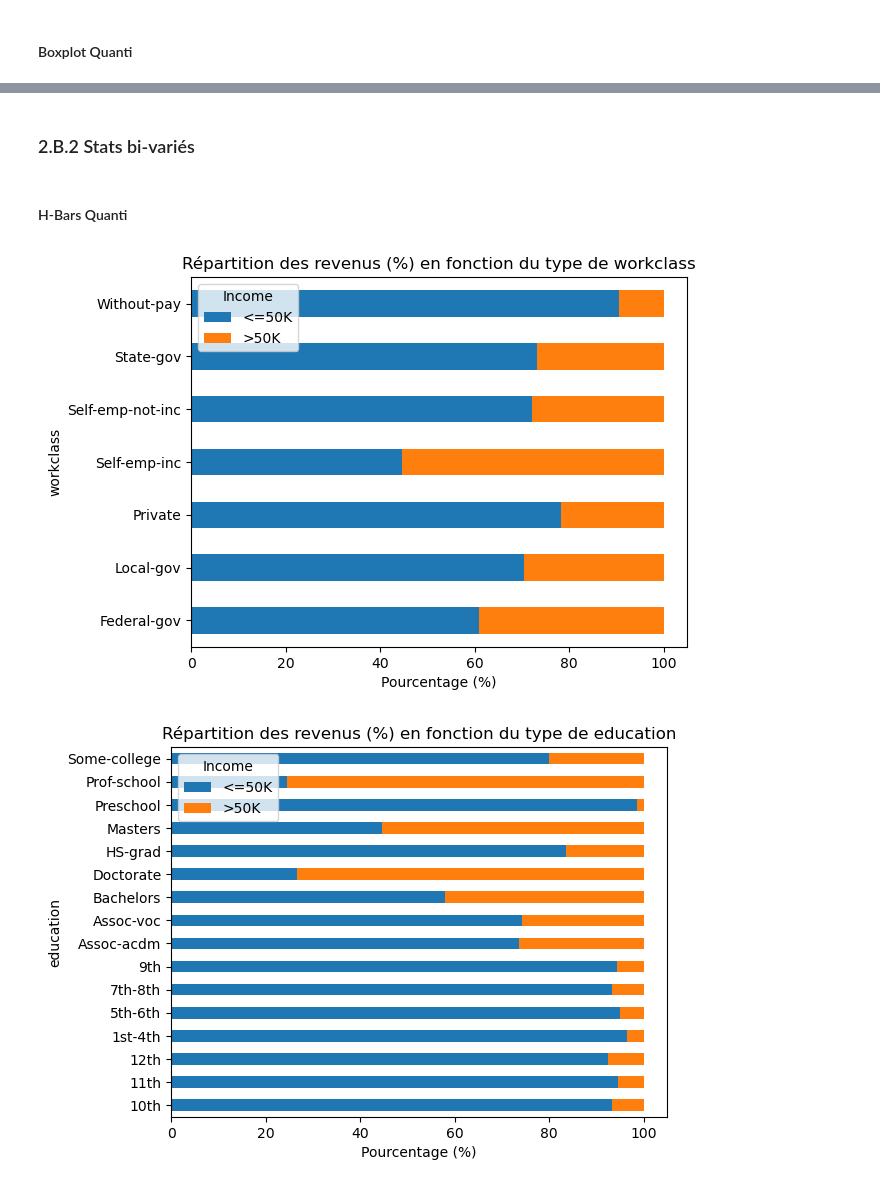
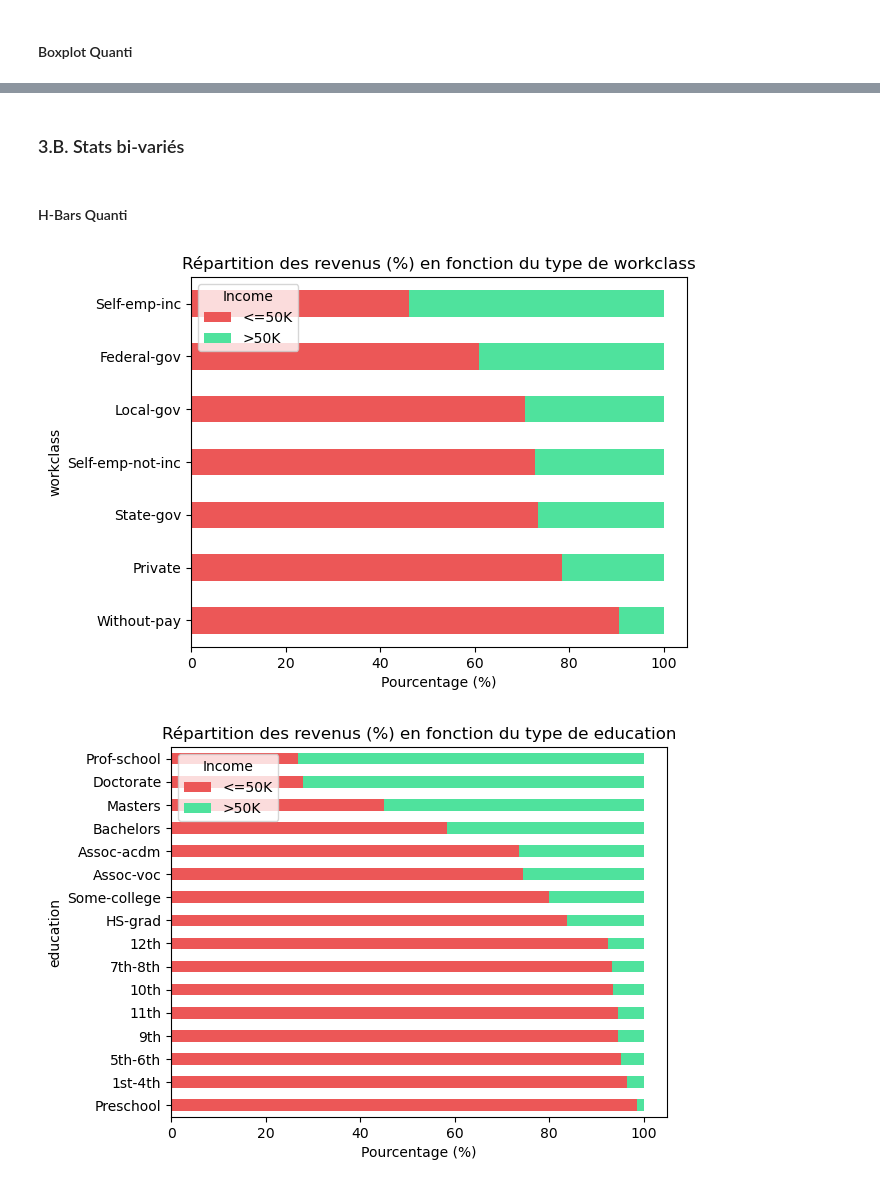
Before and after one commit to Jadorlo/Scoring, a Jupyter notebook: JPT_SCORING_Theo.ipynb, the cells around one changed output, grey strips where cells are left out. Drawn from its saved outputs; the diff is of its cells as text; code cells hidden in the pictures.

```diff
--- a/JPT_SCORING_Theo.ipynb
+++ b/JPT_SCORING_Theo.ipynb
@@ -51 +53,7 @@ Il y a maintenant 45222 individus
+# %%
+# Suppression des valeurs 99999 dans capital-gain
+valeurs_aberrantes = df[df['capital-gain'] == 99999].index
+df = df.drop(valeurs_aberrantes)
+
+count_99999 = (df['capital-gain'] == 99999).sum()
 # %% [markdown]
@@ -127,24 +135,28 @@ for variable in variables_quanti:
 [figure]
 [figure]
 # %% [markdown]
-### 2.B.2 Stats bi-variés
+### 3.B. Stats bi-variés
 # %% [markdown]
 #### H-Bars Quanti
 # %%
 # Calcule les pourcentages pour chaque combination workclass et income
 variables_quali2 = ['workclass', 'education', 'marital-status', 'occupation', 'relationship', 'race', 'gender', 'native-country']
 
 for variable in variables_quali2 :
     grouped = df.groupby([variable, 'income']).size().unstack()
     percentages = grouped.divide(grouped.sum(axis=1), axis=0) * 100
 
+    # Tri de l'affichage des modalités en fonction du pourcentage de la classe '<=50K'
+    percentages['sort'] = percentages['<=50K']
+    percentages = percentages.sort_values(by='sort', ascending=False).drop(columns='sort')
+
     # Diagramme en barres avec pourcentages
-    ax = percentages.plot(kind='barh', stacked=True)
+    ax = percentages.plot(kind='barh', stacked=True, color=['#ec5757', '#4fe29d'])
     plt.title('Répartition des revenus (%) en fonction du type de '+ variable )
     plt.ylabel(variable)
     plt.xlabel('Pourcentage (%)')
     plt.legend(title='Income', loc='upper left')
     plt.show()
 # %% [output]
-[figure, old version]
+[figure, new version]
-[figure, old version]
+[figure, new version]
```
Also changed, not shown: parts of 20 cells of this notebook.
